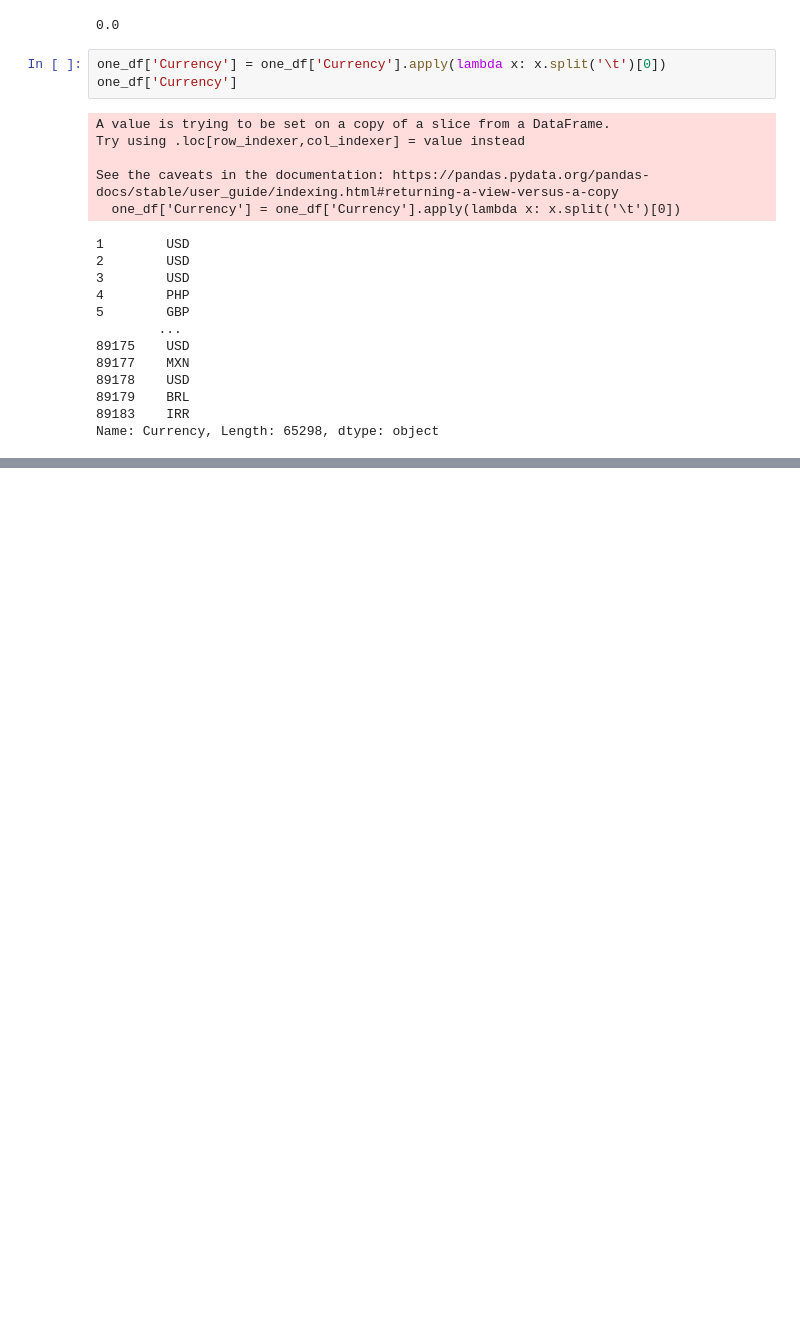
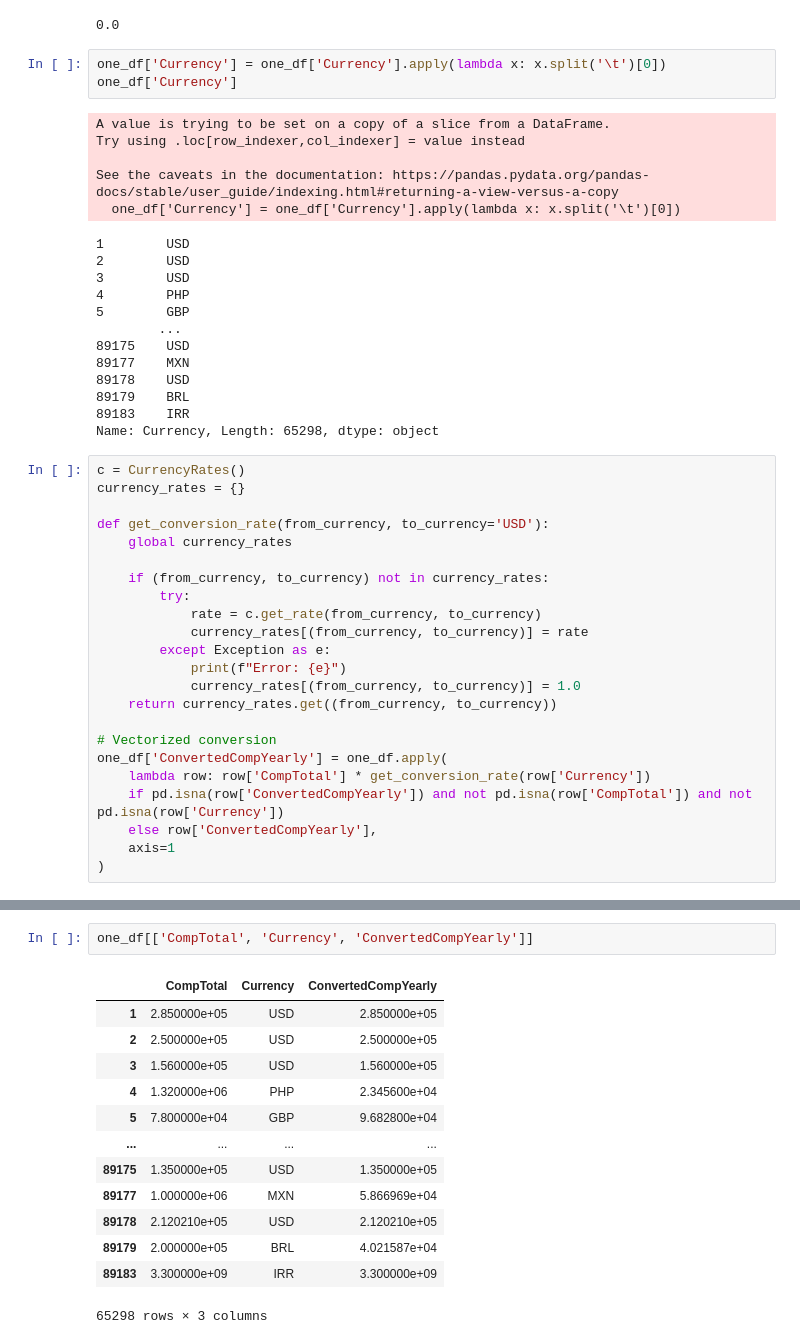
Before and after one commit to AnkitDogra-07/Chatbot_MP, a Jupyter notebook: test.ipynb, the cells around one changed output, grey strips where cells are left out. Cells and saved outputs as stored; diff of their text form; blank space fills up the shorter version.

Commit message:
"Converted Currency...."

```diff
--- a/test.ipynb
+++ b/test.ipynb
@@ -515,3 +515,26 @@ See the caveats in the documentation: https://pandas.pydata.org/pandas-docs/stab
 89179    BRL
 89183    IRR
 Name: Currency, Length: 65298, dtype: object
+# %%
+c = CurrencyRates()
+currency_rates = {}
+
+def get_conversion_rate(from_currency, to_currency='USD'):
+    global currency_rates
+
+    if (from_currency, to_currency) not in currency_rates:
+        try:
+            rate = c.get_rate(from_currency, to_currency)
+            currency_rates[(from_currency, to_currency)] = rate
+        except Exception as e:
+            print(f"Error: {e}")
+            currency_rates[(from_currency, to_currency)] = 1.0
+    return currency_rates.get((from_currency, to_currency))
+
+# Vectorized conversion
+one_df['ConvertedCompYearly'] = one_df.apply(
+    lambda row: row['CompTotal'] * get_conversion_rate(row['Currency'])
+    if pd.isna(row['ConvertedCompYearly']) and not pd.isna(row['CompTotal']) and not pd.isna(row['Currency'])
+    else row['ConvertedCompYearly'],
+    axis=1
+)
@@ -517,0 +564,16 @@ Name: Currency, Length: 65298, dtype: object
+# %%
+one_df[['CompTotal', 'Currency', 'ConvertedCompYearly']]
+# %% [output]
+|  | CompTotal | Currency | ConvertedCompYearly |
+| 1 | 2.850000e+05 | USD | 2.850000e+05 |
+| 2 | 2.500000e+05 | USD | 2.500000e+05 |
+| 3 | 1.560000e+05 | USD | 1.560000e+05 |
+| 4 | 1.320000e+06 | PHP | 2.345600e+04 |
+| 5 | 7.800000e+04 | GBP | 9.682800e+04 |
+| ... | ... | ... | ... |
+| 89175 | 1.350000e+05 | USD | 1.350000e+05 |
+| 89177 | 1.000000e+06 | MXN | 5.866969e+04 |
+| 89178 | 2.120210e+05 | USD | 2.120210e+05 |
+| 89179 | 2.000000e+05 | BRL | 4.021587e+04 |
+| 89183 | 3.300000e+09 | IRR | 3.300000e+09 |
+65298 rows × 3 columns
```
Also changed, not shown: parts of 1 cell of this notebook.
